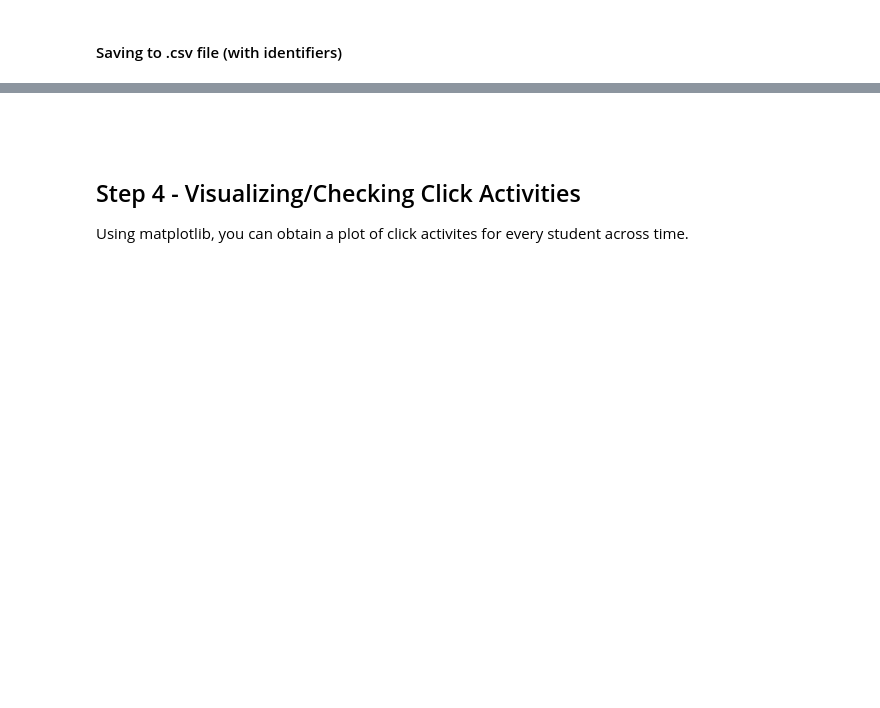
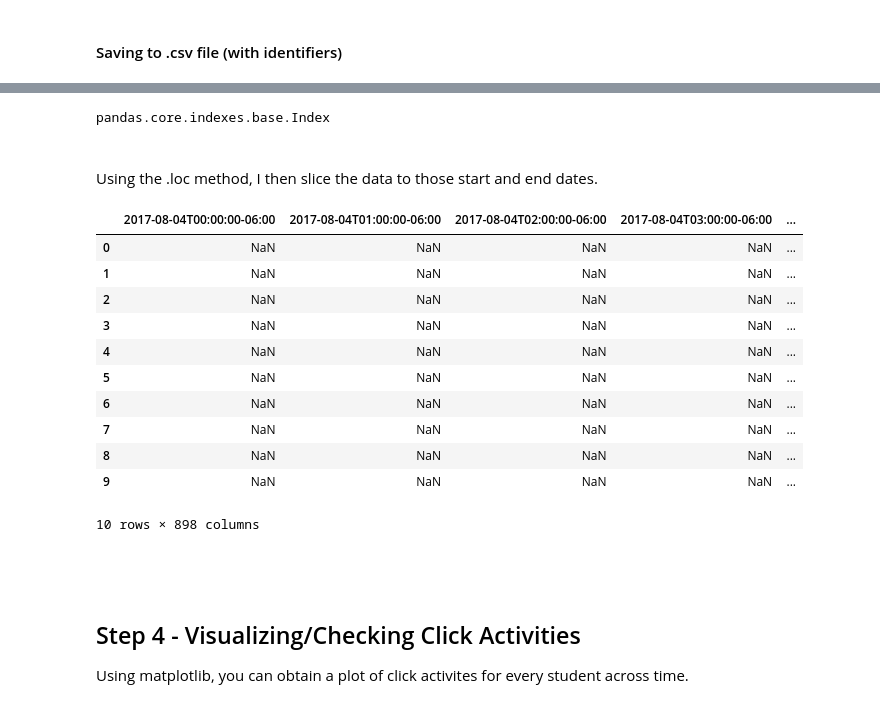
Before and after one commit to AYSH20/Canvas-API-Clicks, a Jupyter notebook: Canvas-API-Click-Extraction.ipynb, the cells around one changed output, grey strips where cells are left out. Cells and saved outputs as stored; diff of their text form; code cells hidden in the pictures; blank space fills up the shorter version.

```diff
--- a/Canvas-API-Click-Extraction.ipynb
+++ b/Canvas-API-Click-Extraction.ipynb
@@ -180,3 +202,26 @@ df_pageviews_full.to_csv('Page Views with IDs.csv')
+# %%
+type(columns) # checking type
+# %% [output]
+pandas.core.indexes.base.Index
+# %% [markdown]
+<br>
+Using the .loc method, I then slice the data to those start and end dates.
+# %%
+df_pageviews_ss = df_pageviews_full.loc[:, '2017-08-04T00:00:00-06:00' : '2017-09-15T00:00:00-06:00']
+df_pageviews_ss[0:10]
+# %% [output]
+|  | 2017-08-04T00:00:00-06:00 | 2017-08-04T01:00:00-06:00 | 2017-08-04T02:00:00-06:00 | 2017-08-04T03:00:00-06:00 | ... |
+| 0 | NaN | NaN | NaN | NaN | ... |
+| 1 | NaN | NaN | NaN | NaN | ... |
+| 2 | NaN | NaN | NaN | NaN | ... |
+| 3 | NaN | NaN | NaN | NaN | ... |
+| 4 | NaN | NaN | NaN | NaN | ... |
+| 5 | NaN | NaN | NaN | NaN | ... |
+| 6 | NaN | NaN | NaN | NaN | ... |
+| 7 | NaN | NaN | NaN | NaN | ... |
+| 8 | NaN | NaN | NaN | NaN | ... |
+| 9 | NaN | NaN | NaN | NaN | ... |
+10 rows × 898 columns
 # %% [markdown]
 <br><br>
 ## Step 4 - Visualizing/Checking Click Activities
```
Also changed, not shown: parts of 16 cells of this notebook, 3 other files.
